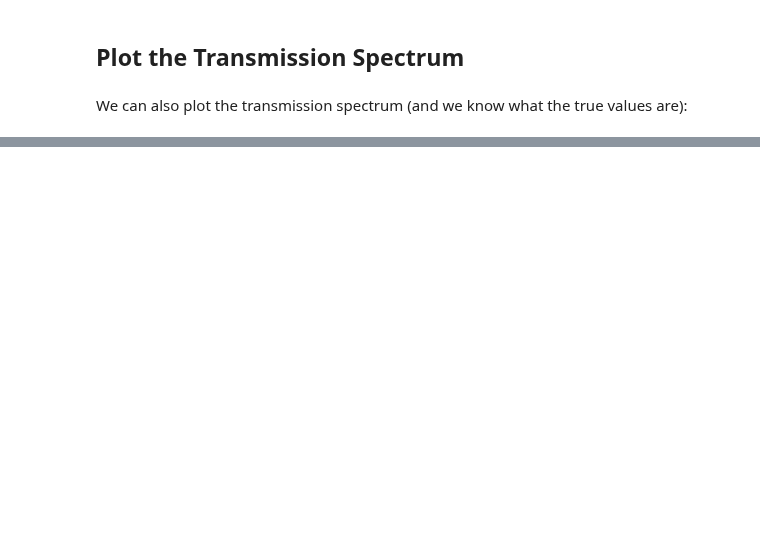
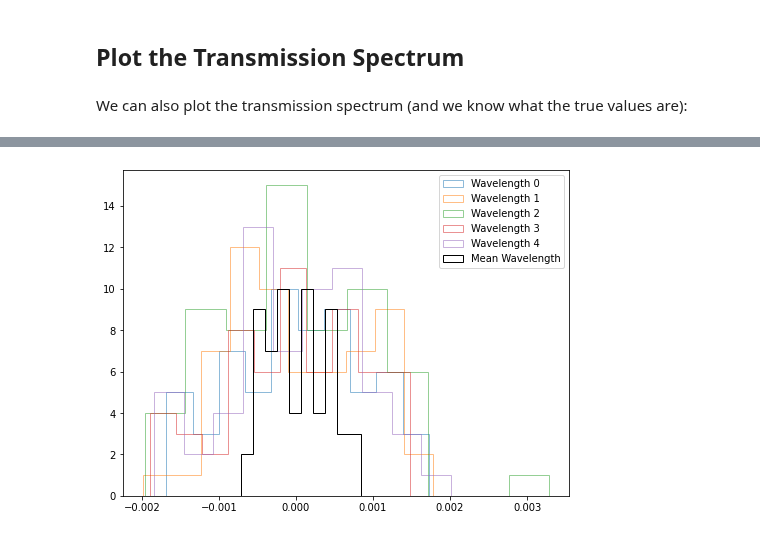
Before and after one commit to catrionamurray/chromatic_fitting, a Jupyter notebook: docs/tutorial_for_transit_fitting.ipynb, the cells around one changed output, grey strips where cells are left out. Cells and saved outputs as stored; diff of their text form; code cells hidden in the pictures; blank space fills up the shorter version.

```diff
--- a/docs/tutorial_for_transit_fitting.ipynb
+++ b/docs/tutorial_for_transit_fitting.ipynb
@@ -365,0 +247,4 @@ red_chi_sq = chi_sq / degrees_of_freedom
+# %%
+t.plot_residuals_histogram()
+# %% [output]
+[figure, added]
```
Also changed, not shown: parts of 34 cells of this notebook, 4 other files.
